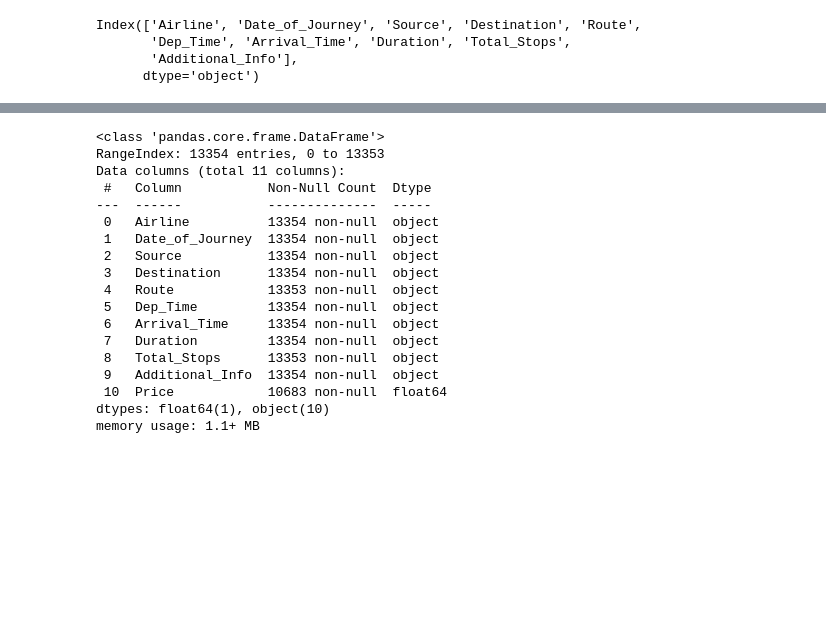
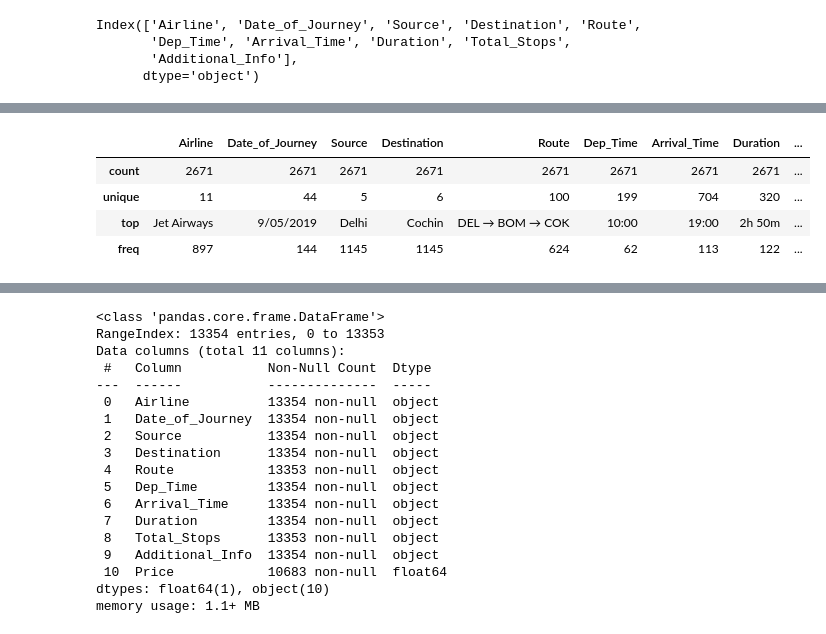
Before and after one commit to mhdnihas/Sample_Projects_DataScience, a Jupyter notebook: flight_prediction.ipynb, the cells around one changed output, grey strips where cells are left out. Cells and saved outputs as stored; diff of their text form; code cells hidden in the pictures; blank space fills up the shorter version.

```diff
--- a/flight_prediction.ipynb
+++ b/flight_prediction.ipynb
@@ -46,0 +93,8 @@ Index(['Airline', 'Date_of_Journey', 'Source', 'Destination', 'Route',
+# %%
+test_df.describe()
+# %% [output]
+|  | Airline | Date_of_Journey | Source | Destination | Route | Dep_Time | Arrival_Time | Duration | ... |
+| count | 2671 | 2671 | 2671 | 2671 | 2671 | 2671 | 2671 | 2671 | ... |
+| unique | 11 | 44 | 5 | 6 | 100 | 199 | 704 | 320 | ... |
+| top | Jet Airways | 9/05/2019 | Delhi | Cochin | DEL → BOM → COK | 10:00 | 19:00 | 2h 50m | ... |
+| freq | 897 | 144 | 1145 | 1145 | 624 | 62 | 113 | 122 | ... |
```
Also changed, not shown: parts of 12 cells of this notebook.
